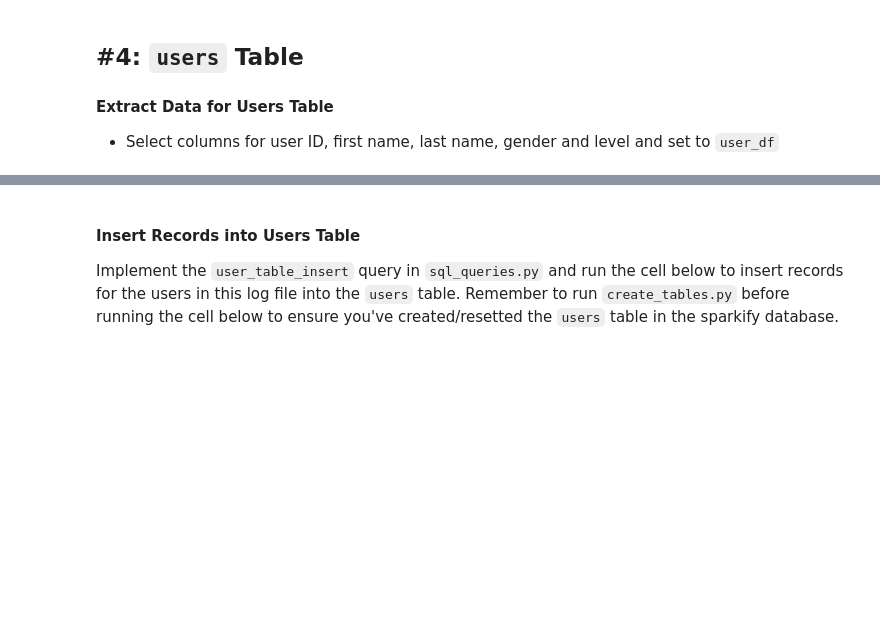
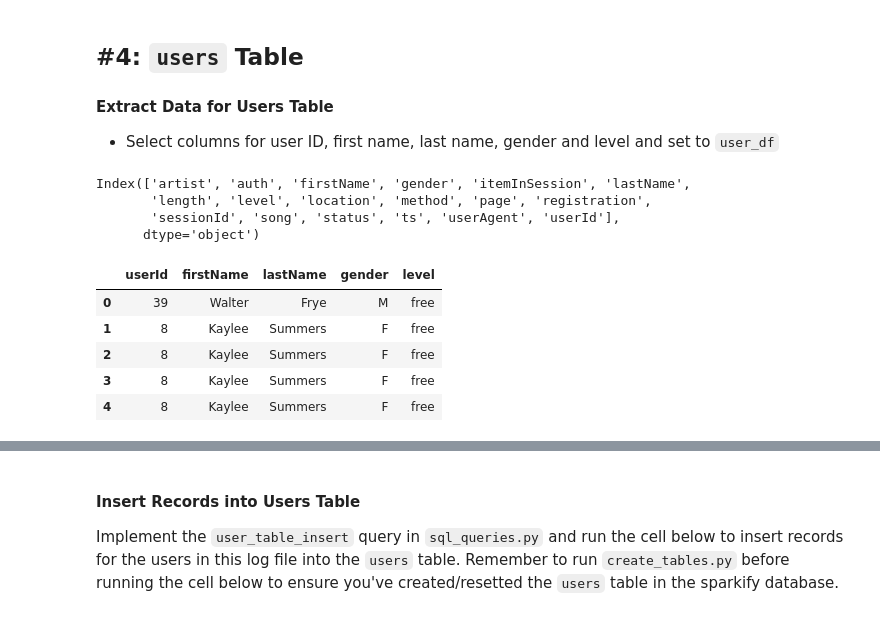
Before and after one commit to Hazem0h/Sparkify-JSON-Postgres-ETL, a Jupyter notebook: src/etl copy.ipynb, the cells around one changed output, grey strips where cells are left out. Saved outputs shown, nothing was run; the diff lists cells and outputs as text; code cells hidden in the pictures; blank space fills up the shorter version.

```diff
--- a/src/etl copy.ipynb
+++ b/src/etl copy.ipynb
@@ -238,0 +305,22 @@ user_df =
+# %%
+df_log.columns
+# %% [output]
+Index(['artist', 'auth', 'firstName', 'gender', 'itemInSession', 'lastName',
+       'length', 'level', 'location', 'method', 'page', 'registration',
+       'sessionId', 'song', 'status', 'ts', 'userAgent', 'userId'],
+      dtype='object')
+# %%
+df_users = df_log.copy()
+#df_users.set_index("userId", inplace = True)
+#df_users.head(2)
+# %%
+columns = ["userId", "firstName", "lastName", "gender", "level"]
+df_users = df_users[columns]
+df_users.head()
+# %% [output]
+|  | userId | firstName | lastName | gender | level |
+| 0 | 39 | Walter | Frye | M | free |
+| 1 | 8 | Kaylee | Summers | F | free |
+| 2 | 8 | Kaylee | Summers | F | free |
+| 3 | 8 | Kaylee | Summers | F | free |
+| 4 | 8 | Kaylee | Summers | F | free |
```
Also changed, not shown: parts of 36 cells of this notebook, 4 other files.
